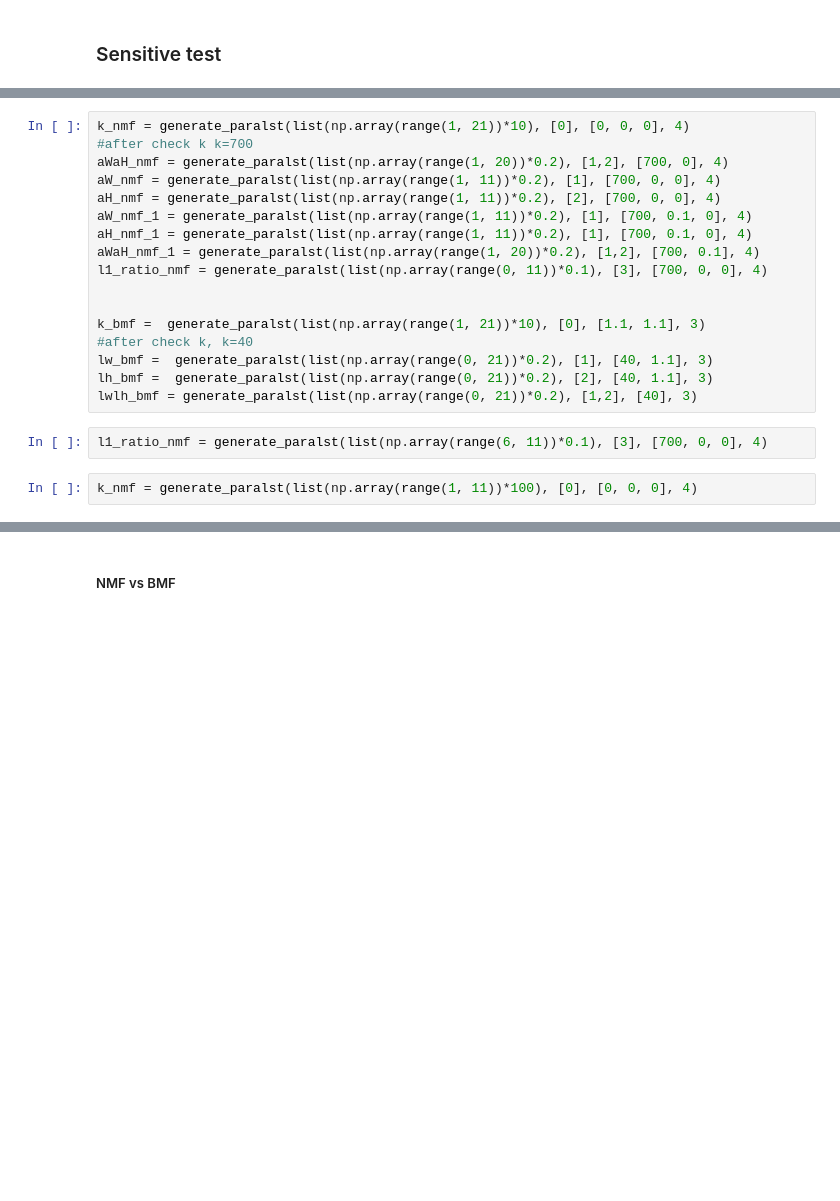
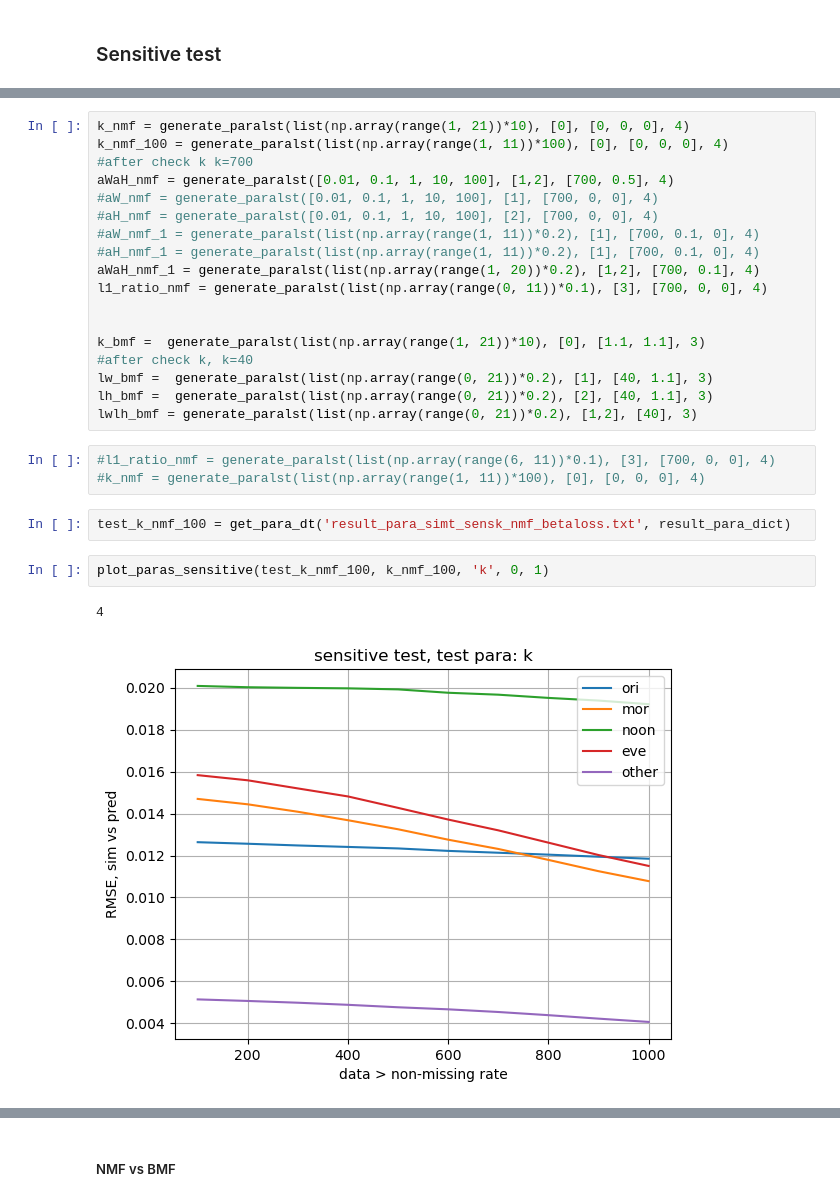
Before and after one commit to Yiran6/app_baseddata_processing, a Jupyter notebook: app_based_algorithm_test.ipynb, the cells around one changed output, grey strips where cells are left out. Cells and saved outputs as stored; diff of their text form; blank space fills up the shorter version.

Commit message:
update sensitive test

```diff
--- a/app_based_algorithm_test.ipynb
+++ b/app_based_algorithm_test.ipynb
@@ -1664,11 +1727,12 @@ def generate_paralst(test_valrange, val_loc, other_val, para_len):
 # %%
 k_nmf = generate_paralst(list(np.array(range(1, 21))*10), [0], [0, 0, 0], 4)
+k_nmf_100 = generate_paralst(list(np.array(range(1, 11))*100), [0], [0, 0, 0], 4)
 #after check k k=700
-aWaH_nmf = generate_paralst(list(np.array(range(1, 20))*0.2), [1,2], [700, 0], 4)
-aW_nmf = generate_paralst(list(np.array(range(1, 11))*0.2), [1], [700, 0, 0], 4)
-aH_nmf = generate_paralst(list(np.array(range(1, 11))*0.2), [2], [700, 0, 0], 4)
-aW_nmf_1 = generate_paralst(list(np.array(range(1, 11))*0.2), [1], [700, 0.1, 0], 4)
-aH_nmf_1 = generate_paralst(list(np.array(range(1, 11))*0.2), [1], [700, 0.1, 0], 4)
+aWaH_nmf = generate_paralst([0.01, 0.1, 1, 10, 100], [1,2], [700, 0.5], 4)
+#aW_nmf = generate_paralst([0.01, 0.1, 1, 10, 100], [1], [700, 0, 0], 4)
+#aH_nmf = generate_paralst([0.01, 0.1, 1, 10, 100], [2], [700, 0, 0], 4)
+#aW_nmf_1 = generate_paralst(list(np.array(range(1, 11))*0.2), [1], [700, 0.1, 0], 4)
+#aH_nmf_1 = generate_paralst(list(np.array(range(1, 11))*0.2), [1], [700, 0.1, 0], 4)
 aWaH_nmf_1 = generate_paralst(list(np.array(range(1, 20))*0.2), [1,2], [700, 0.1], 4)
 l1_ratio_nmf = generate_paralst(list(np.array(range(0, 11))*0.1), [3], [700, 0, 0], 4)
 
@@ -1679,6 +1743,12 @@ lw_bmf =  generate_paralst(list(np.array(range(0, 21))*0.2), [1], [40, 1.1], 3)
 lh_bmf =  generate_paralst(list(np.array(range(0, 21))*0.2), [2], [40, 1.1], 3)
 lwlh_bmf = generate_paralst(list(np.array(range(0, 21))*0.2), [1,2], [40], 3)
 # %%
-l1_ratio_nmf = generate_paralst(list(np.array(range(6, 11))*0.1), [3], [700, 0, 0], 4)
+#l1_ratio_nmf = generate_paralst(list(np.array(range(6, 11))*0.1), [3], [700, 0, 0], 4)
+#k_nmf = generate_paralst(list(np.array(range(1, 11))*100), [0], [0, 0, 0], 4)
-# %%
-k_nmf = generate_paralst(list(np.array(range(1, 11))*100), [0], [0, 0, 0], 4)
+# %%
+test_k_nmf_100 = get_para_dt('result_para_simt_sensk_nmf_betaloss.txt', result_para_dict)
+# %%
+plot_paras_sensitive(test_k_nmf_100, k_nmf_100, 'k', 0, 1)
+# %% [output]
+4
+[figure, added]
```
Also changed, not shown: parts of 21 cells of this notebook.
